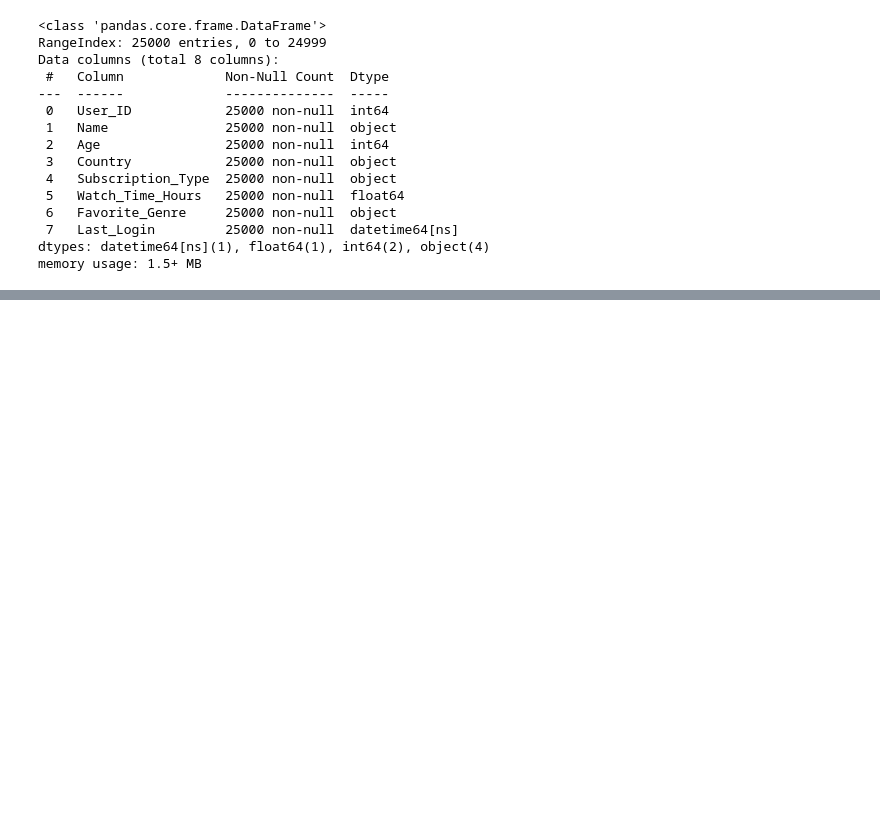
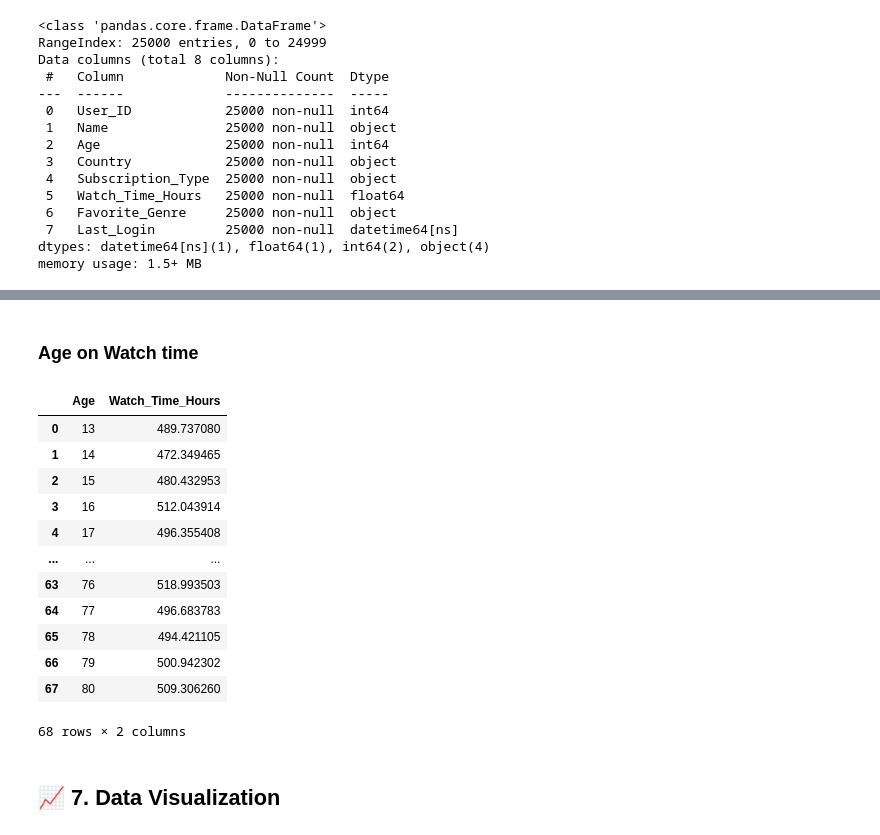
Before and after one commit to gauravvxv/Netflix-Users-Database, a Jupyter notebook: Notebook/users.ipynb, the cells around one changed output, grey strips where cells are left out. Saved outputs shown, nothing was run; the diff lists cells and outputs as text; code cells hidden in the pictures; blank space fills up the shorter version.

```diff
--- a/Notebook/users.ipynb
+++ b/Notebook/users.ipynb
@@ -135,0 +179,21 @@ dtype: int64
+# %% [markdown]
+### Age on Watch time
+# %%
+age_stats = df.groupby('Age')['Watch_Time_Hours'].mean().reset_index()
+age_stats
+# %% [output]
+|  | Age | Watch_Time_Hours |
+| 0 | 13 | 489.737080 |
+| 1 | 14 | 472.349465 |
+| 2 | 15 | 480.432953 |
+| 3 | 16 | 512.043914 |
+| 4 | 17 | 496.355408 |
+| ... | ... | ... |
+| 63 | 76 | 518.993503 |
+| 64 | 77 | 496.683783 |
+| 65 | 78 | 494.421105 |
+| 66 | 79 | 500.942302 |
+| 67 | 80 | 509.306260 |
+68 rows × 2 columns
+# %% [markdown]
+## 📈 **7. Data Visualization**
```
Also changed, not shown: parts of 11 cells of this notebook.
